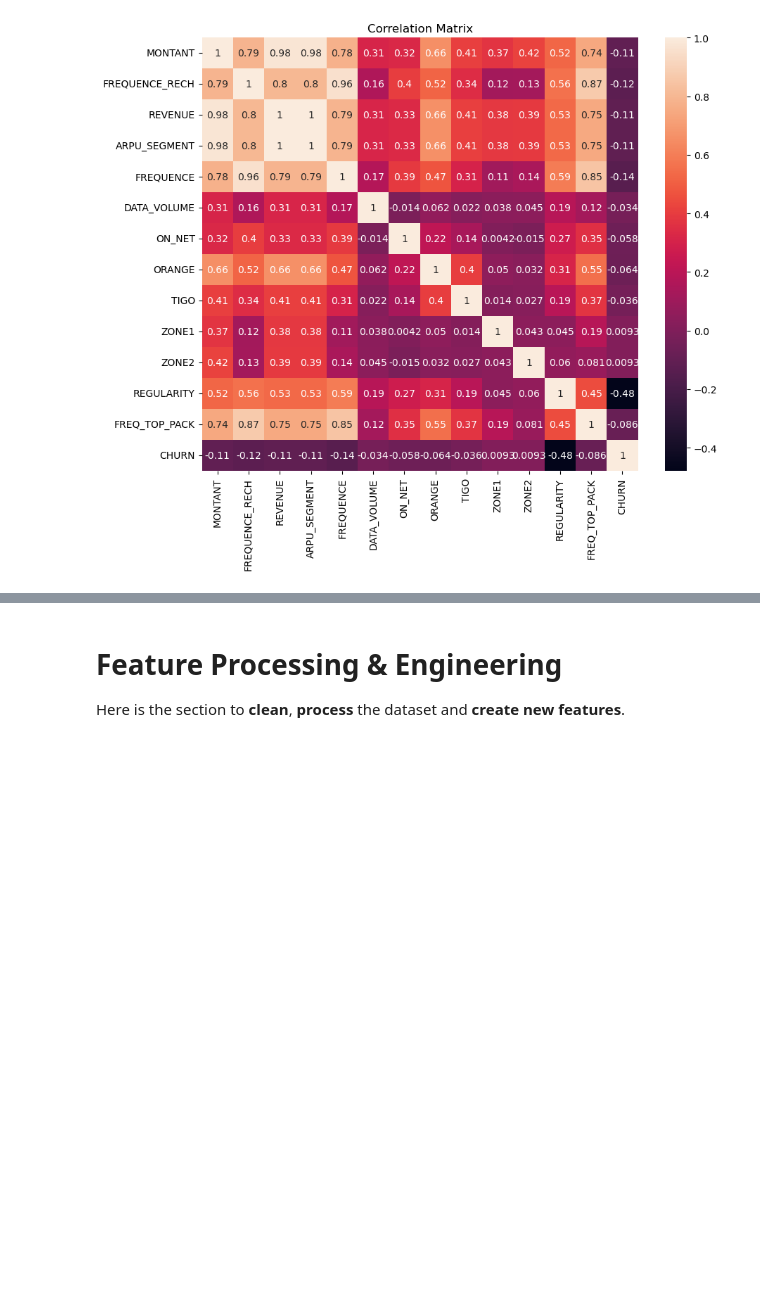
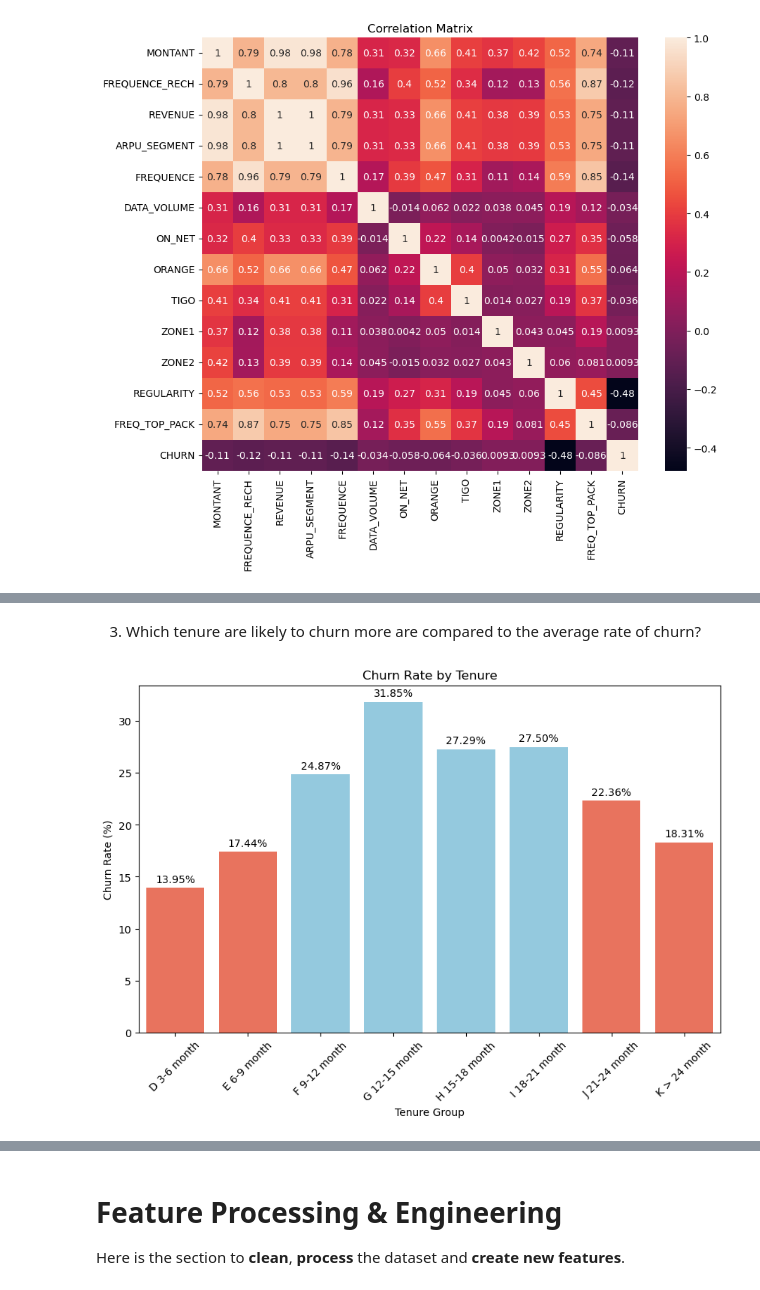
Before and after one commit to codedzifa/CAPSTONE, a Jupyter notebook: Capstone Customer Churn.ipynb, the cells around one changed output, grey strips where cells are left out. Drawn from its saved outputs; the diff is of its cells as text; code cells hidden in the pictures; blank space fills up the shorter version.

```diff
--- a/Capstone Customer Churn.ipynb
+++ b/Capstone Customer Churn.ipynb
@@ -485,0 +631,27 @@ plt.show()
+# %% [markdown]
+3. Which tenure are likely to churn more are compared to the average rate of churn?
+# %%
+# Calculate the churn rate by tenure group
+churn_rate_by_tenure = train_df.groupby('TENURE')['CHURN'].mean() * 100
+
+# Sort the tenure groups in ascending order
+sorted_tenure = churn_rate_by_tenure.sort_index()
+
+# Define colors for the bars
+colors = ['tomato' if rate < sorted_tenure.mean() else 'skyblue' for rate in sorted_tenure]
+
+# Create a bar plot
+plt.figure(figsize=(10, 6))
+sns.barplot(x=sorted_tenure.index, y=sorted_tenure, palette=colors)
+plt.xlabel('Tenure Group')
+plt.ylabel('Churn Rate (%)')
+plt.title('Churn Rate by Tenure')
+
+# Add labels to the bars
+for i, rate in enumerate(sorted_tenure):
+    plt.text(i, rate + 0.5, f'{rate:.2f}%', ha='center', color='black')
+
+plt.xticks(rotation=45)
+plt.show()
+# %% [output]
+[figure, added]
```
Also changed, not shown: parts of 30 cells of this notebook.
